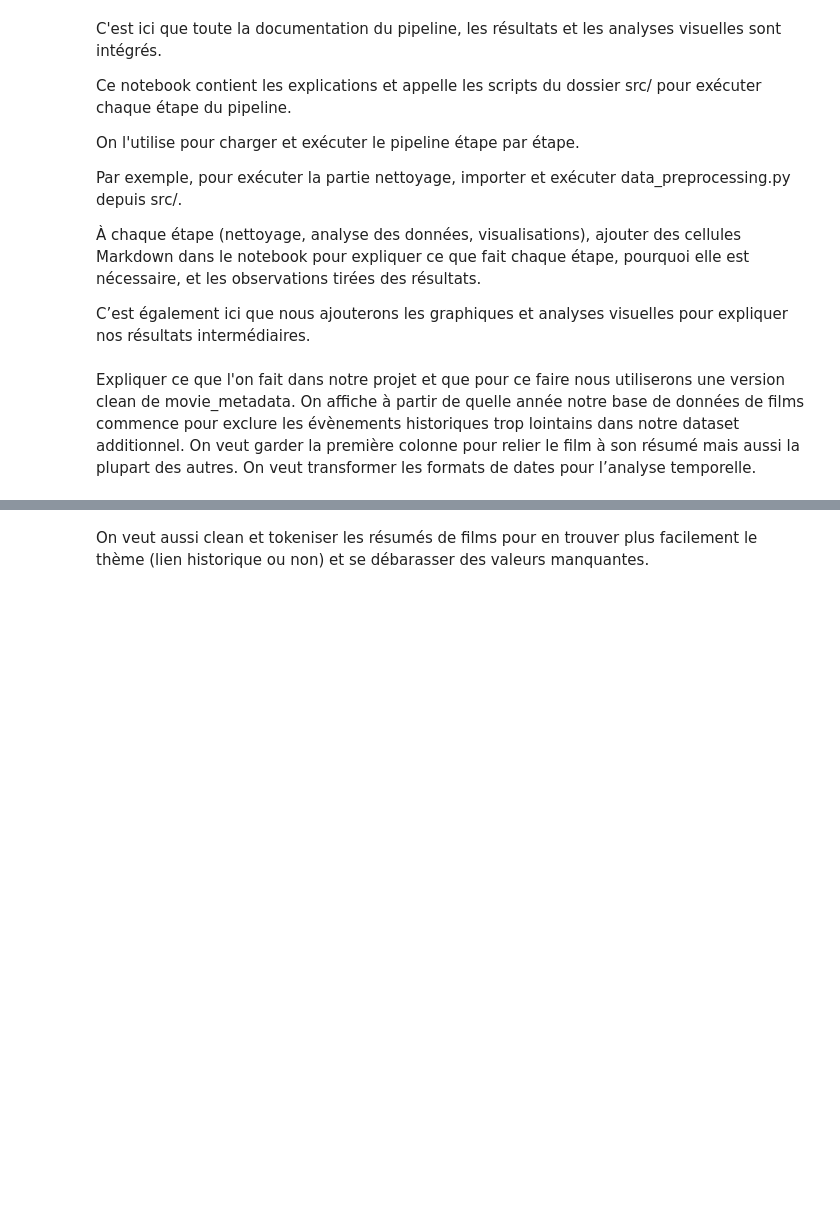
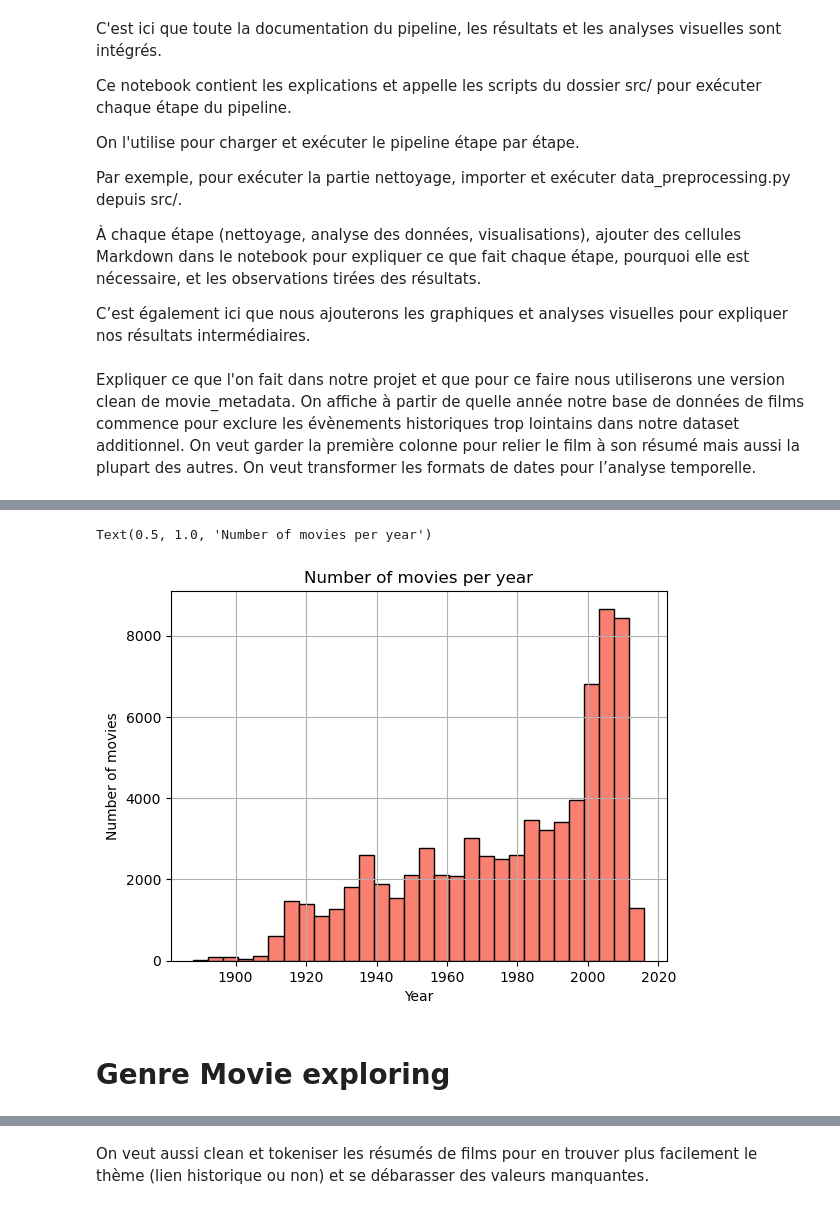
Before and after one commit to epfl-ada/ada-2024-project-nostringsadached, a Jupyter notebook: results.ipynb, the cells around one changed output, grey strips where cells are left out. Cells and saved outputs as stored; diff of their text form; code cells hidden in the pictures; blank space fills up the shorter version.

Commit message:
data preprocessing and start analysis of war film movie trends

```diff
--- a/results.ipynb
+++ b/results.ipynb
@@ -50,0 +29,2 @@ print(cleaned_movies_data.head())
+# %%
+preprocessed_movies = pd.read_csv("data\PreprocessedMovie\preprocessed_movie_metadata.csv")
@@ -50,0 +35,10 @@ print(cleaned_movies_data.head())
+# %%
+preprocessed_movies["Year"].hist(bins=30, range=(preprocessed_movies["Year"].min(), preprocessed_movies["Year"].max()), color = 'salmon', edgecolor = 'black')
+plt.xlabel("Year")
+plt.ylabel("Number of movies")
+plt.title("Number of movies per year")
+# %% [output]
+Text(0.5, 1.0, 'Number of movies per year')
+[figure, added]
+# %% [markdown]
+# Genre Movie exploring
```
Also changed, not shown: parts of 31 cells of this notebook, 3 other files.
